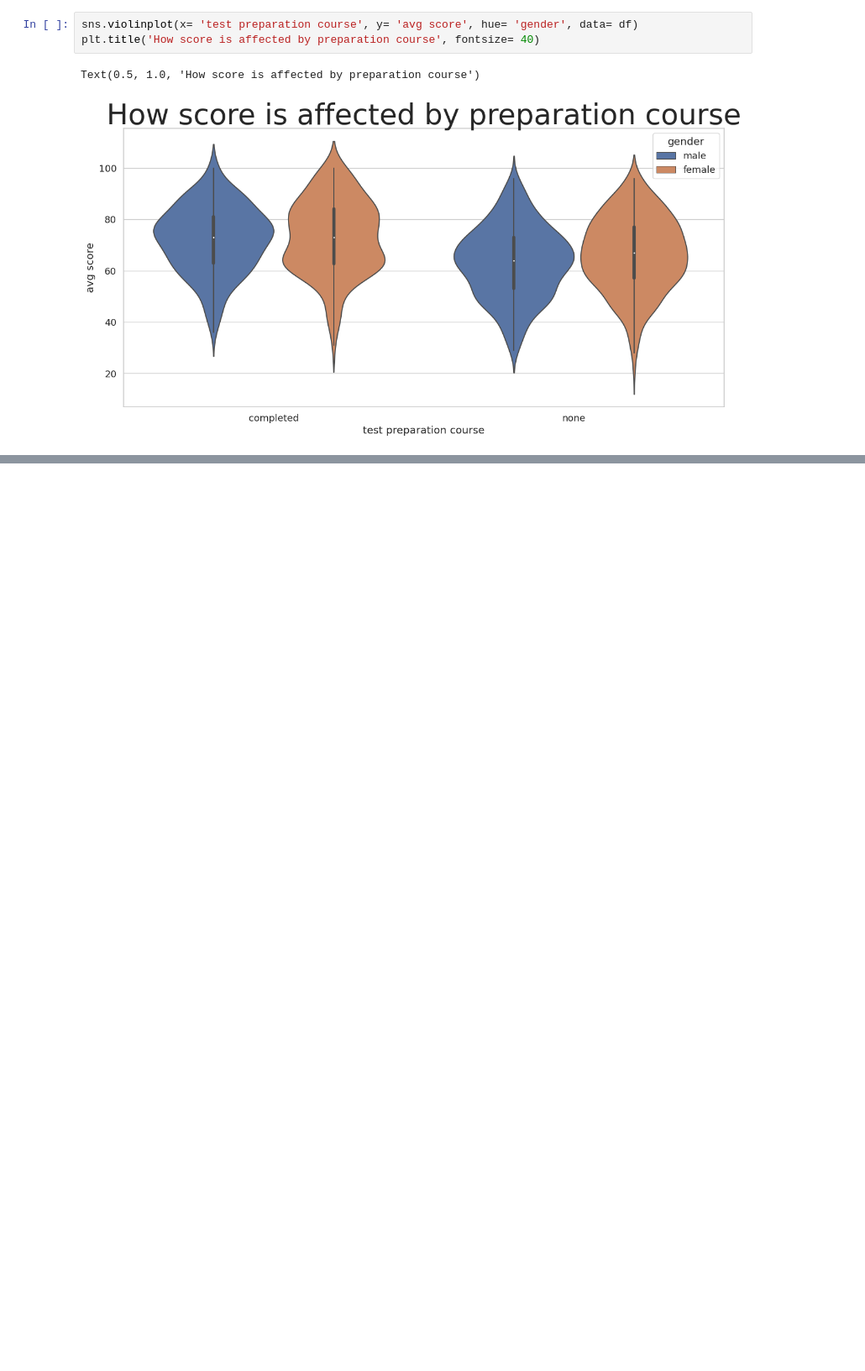
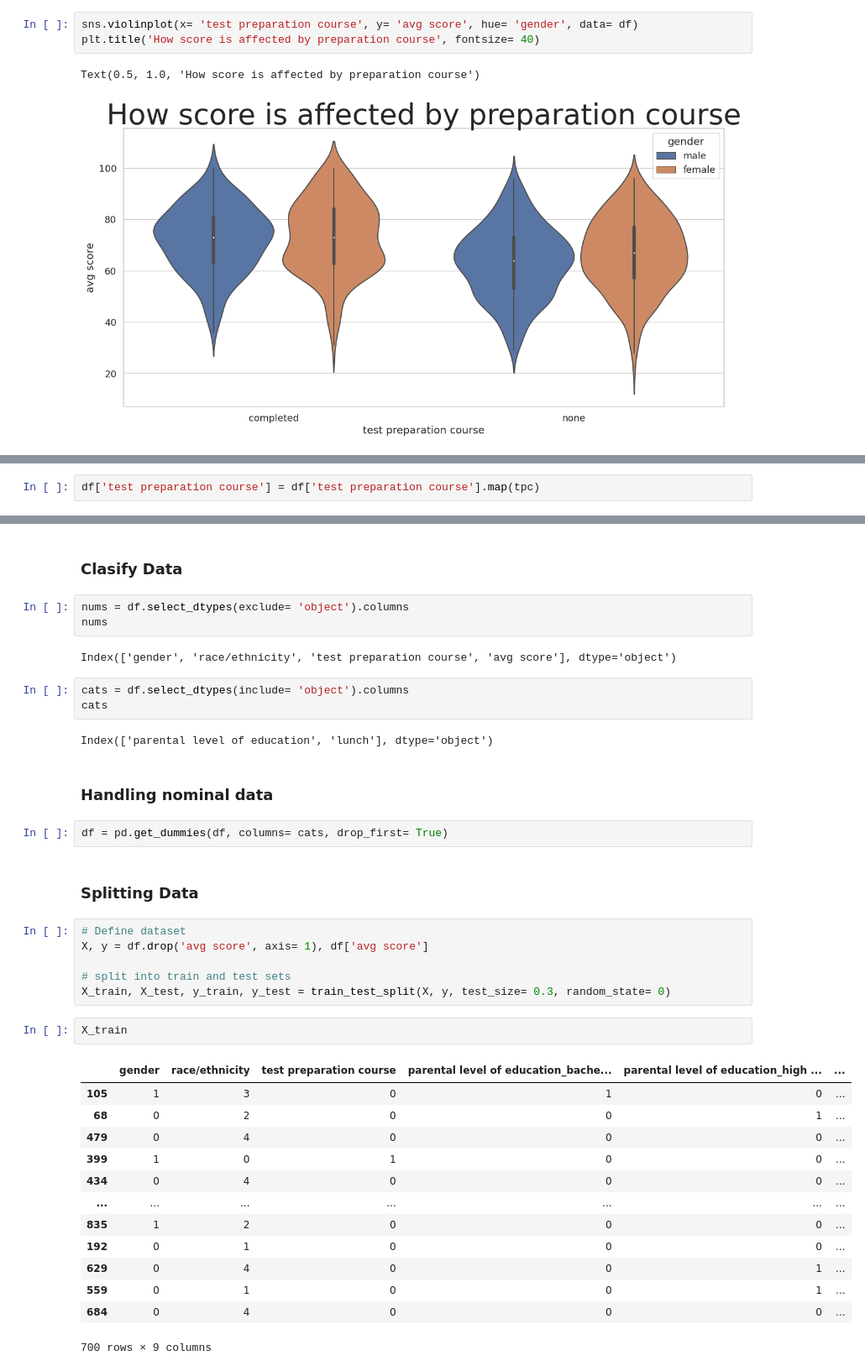
Before and after one commit to xShoho/Student-Performance-Exams, a Jupyter notebook: Student-Performance-Exams.ipynb, the cells around one changed output, grey strips where cells are left out. Shown at 84% size. Saved outputs shown, nothing was run; the diff lists cells and outputs as text; blank space fills up the shorter version.

Commit message:
Finished preprocessing
    Done processing data for modeling

```diff
--- a/Student-Performance-Exams.ipynb
+++ b/Student-Performance-Exams.ipynb
@@ -206,0 +264,2 @@ Text(0.5, 1.0, 'How ethnical group affect score')
+# %%
+df['test preparation course'] = df['test preparation course'].map(tpc)
@@ -206,0 +275,40 @@ Text(0.5, 1.0, 'How ethnical group affect score')
+# %% [markdown]
+### Clasify Data
+# %%
+nums = df.select_dtypes(exclude= 'object').columns
+nums
+# %% [output]
+Index(['gender', 'race/ethnicity', 'test preparation course', 'avg score'], dtype='object')
+# %%
+cats = df.select_dtypes(include= 'object').columns
+cats
+# %% [output]
+Index(['parental level of education', 'lunch'], dtype='object')
+# %% [markdown]
+### Handling nominal data
+# %%
+df = pd.get_dummies(df, columns= cats, drop_first= True)
+# %% [markdown]
+### Splitting Data
+# %%
+# Define dataset
+X, y = df.drop('avg score', axis= 1), df['avg score']
+
+# split into train and test sets
+X_train, X_test, y_train, y_test = train_test_split(X, y, test_size= 0.3, random_state= 0)
+# %%
+X_train
+# %% [output]
+|  | gender | race/ethnicity | test preparation course | parental level of education_bache... | parental level of education_high ... | ... |
+| 105 | 1 | 3 | 0 | 1 | 0 | ... |
+| 68 | 0 | 2 | 0 | 0 | 1 | ... |
+| 479 | 0 | 4 | 0 | 0 | 0 | ... |
+| 399 | 1 | 0 | 1 | 0 | 0 | ... |
+| 434 | 0 | 4 | 0 | 0 | 0 | ... |
+| ... | ... | ... | ... | ... | ... | ... |
+| 835 | 1 | 2 | 0 | 0 | 0 | ... |
+| 192 | 0 | 1 | 0 | 0 | 0 | ... |
+| 629 | 0 | 4 | 0 | 0 | 1 | ... |
+| 559 | 0 | 1 | 0 | 0 | 1 | ... |
+| 684 | 0 | 4 | 0 | 0 | 0 | ... |
+700 rows × 9 columns
```
Also changed, not shown: parts of 22 cells of this notebook.
